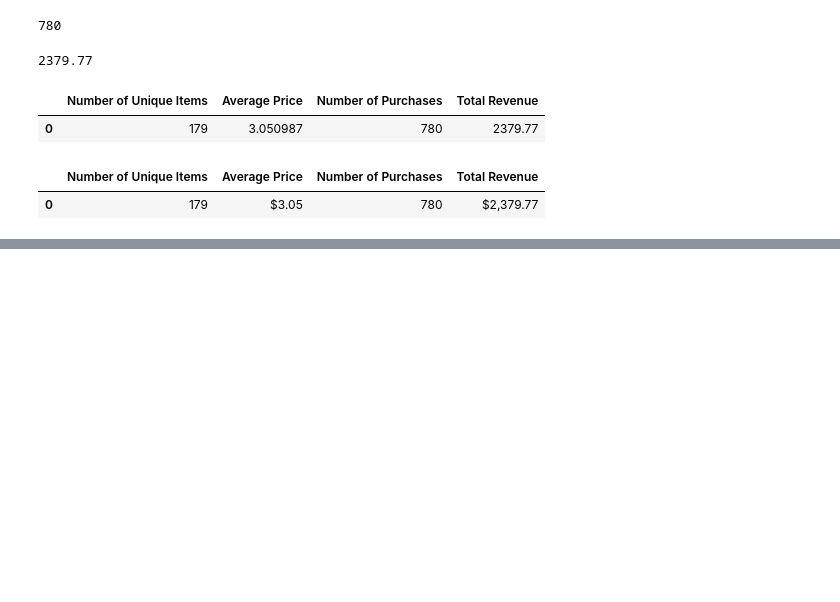
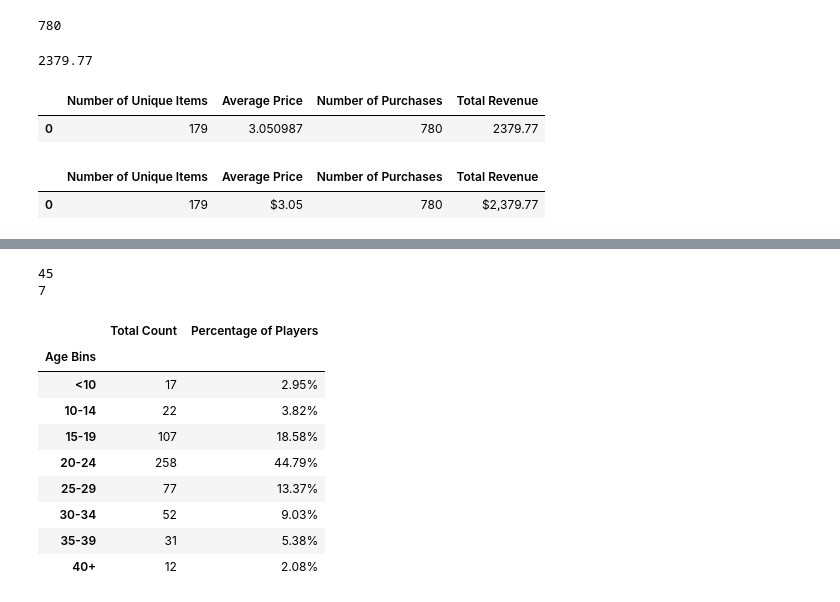
Before and after one commit to tochdo/pandas-challenge, a Jupyter notebook: Pypoli.ipynb, the cells around one changed output, grey strips where cells are left out. Drawn from its saved outputs; the diff is of its cells as text; code cells hidden in the pictures; blank space fills up the shorter version.

```diff
--- a/Pypoli.ipynb
+++ b/Pypoli.ipynb
@@ -253,0 +246,60 @@ purchase_data_renamed_df
+# %%
+#Age Demographics
+
+#Establish bins for ages
+age_max = purchase_data_renamed_df["Age"].max()
+print(age_max)
+age_min = purchase_data_renamed_df["Age"].min()
+print(age_min)
+
+# Create the bins in which Data will be held
+bins = [0, 9.9, 14.9, 19.9, 24.9, 29.9, 34.9, 39.9, 100]
+
+# Create the names for the bins
+bin_names = ["<10", "10-14", "15-19", "20-24", "25-29", "30-34", "35-39", "40+"]
+
+#Categorize the existing players using the age bins. Hint: use pd.cut()
+purchase_data_renamed_df["Age Bins"] = pd.cut(purchase_data_renamed_df["Age"], bins, labels=bin_names, include_lowest=True)
+purchase_data_renamed_df
+
+# Creating a group based off of the bins - function after groupby
+#age_bins = purchase_data_renamed_df.groupby("Age Bins")
+#age_bins.min()
+
+#take out duplicate players
+total_age_count = age_bins_df.nunique()["SN"]
+total_age_count
+#print(age_bins_df["SN"].count())
+#Users = purchase_data_df.SN.nunique()
+
+# Get the percentage
+#age_bins[["comments", "duration", "languages"]].mean()
+age_percent = total_age_count/Users *100
+age_percent
+
+#Create a summary data frame to hold the results
+age_summary_df = pd.DataFrame({"Total Count": total_age_count,
+                            "Percentage of Players": age_percent})
+age_summary_df
+
+#Optional: round the percentage column to two decimal points
+age_summary_df.style.format({"Percentage of Players":"{:.2f}%"})
+
+#Display Age Demographics Table
+#print(np.dtype(np.summary_ages_df))
+
+#imported numpy, found this code to make it work?
+#print(np.dtype(np.int16))
+# %% [output]
+45
+7
+|  | Total Count | Percentage of Players |
+| Age Bins |  |  |
+| <10 | 17 | 2.95% |
+| 10-14 | 22 | 3.82% |
+| 15-19 | 107 | 18.58% |
+| 20-24 | 258 | 44.79% |
+| 25-29 | 77 | 13.37% |
+| 30-34 | 52 | 9.03% |
+| 35-39 | 31 | 5.38% |
+| 40+ | 12 | 2.08% |
```
Also changed, not shown: parts of 25 cells of this notebook.
